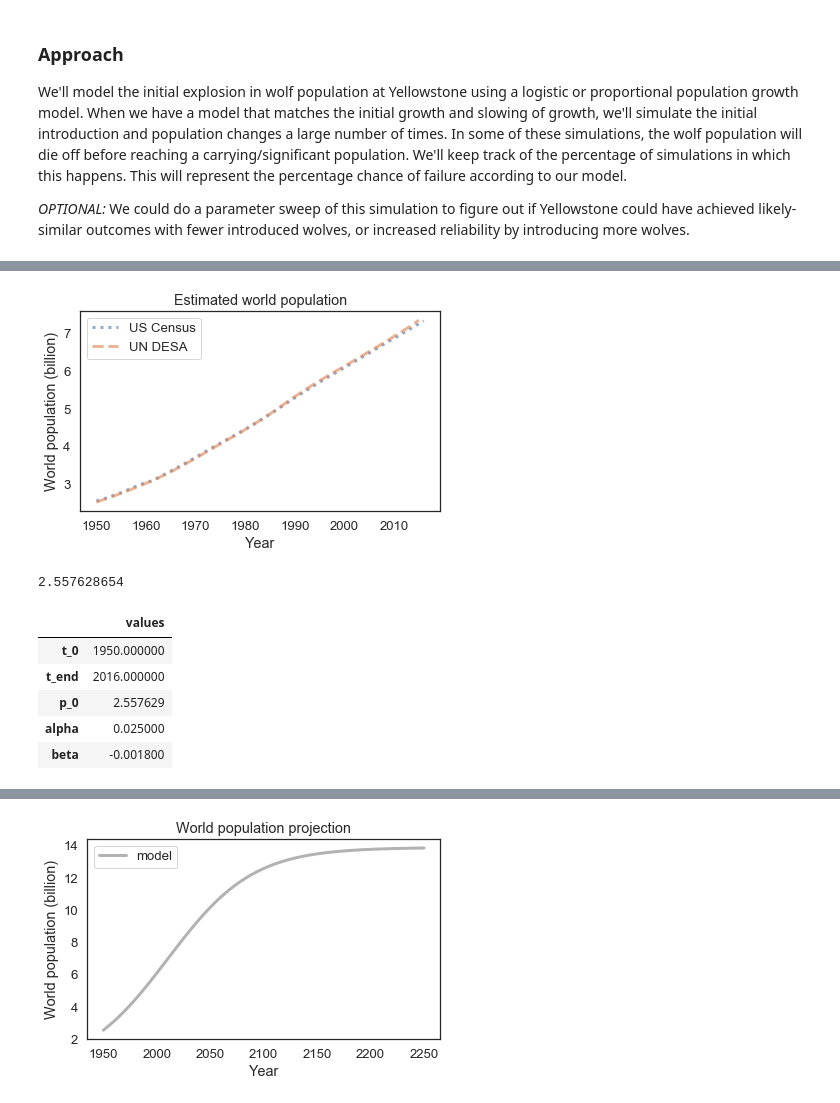
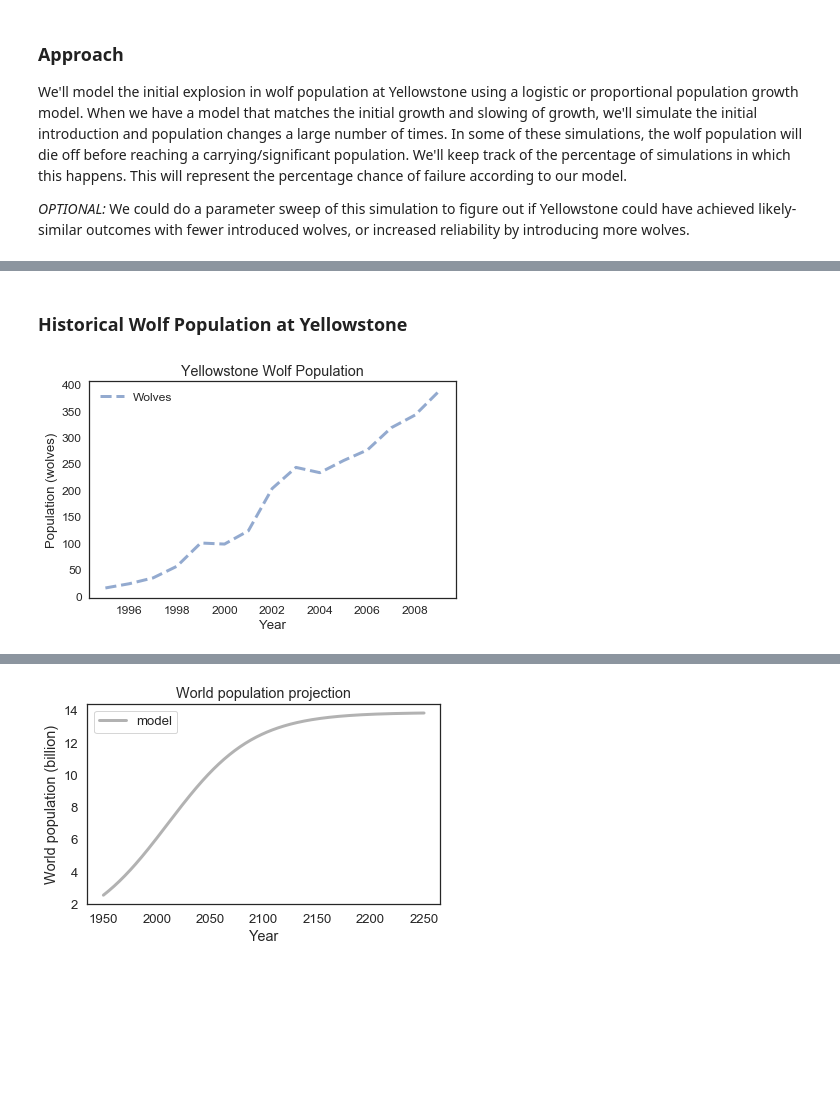
Before and after one commit to fung18870/ModSimPy, a Jupyter notebook: code/Project_1.ipynb, the cells around one changed output, grey strips where cells are left out. Drawn from its saved outputs; the diff is of its cells as text; code cells hidden in the pictures; blank space fills up the shorter version.

Commit message:
working comparison plot

```diff
--- a/code/Project_1.ipynb
+++ b/code/Project_1.ipynb
@@ -21,4 +21,5 @@ from modsim import *
 from pandas import read_html, read_csv
 # %%
 # imports wolf population data
-wolves = read_csv('data/wolves.csv', index_col=0)
+wolfData = read_csv('data/wolves.csv', index_col=0)
+wolves = wolfData.wolves;
@@ -67,33 +40,16 @@ table2.columns = ['census', 'prb', 'un', 'maddison',
-# %%
-un = table2.un / 1e9
-census = table2.census / 1e9
-plot(census, ':', label='US Census')
-plot(un, '--', label='UN DESA')
-
-decorate(xlabel='Year',
-             ylabel='World population (billion)',
-             title='Estimated world population')
-# %% [output]
-[figure, removed]
+# %% [markdown]
+### Historical Wolf Population at Yellowstone
+# %%
+plot(wolves, '--', label='Wolves')
+decorate(xlabel='Year',
+    ylabel='Population (wolves)',
+    title='Yellowstone Wolf Population')
+# %% [output]
+[figure, added]
 # %%
-t_0 = get_first_label(census)
-t_end = get_last_label(census)
-p_0 = get_first_value(census)
+t_0 = get_first_label(wolves)
+t_end = get_last_label(wolves)
+p_0 = get_first_value(wolves);
-# %% [output]
-2.557628654
-# %%
-system = System(t_0=t_0,
-                t_end=t_end,
-                p_0=p_0,
-                alpha=0.025,
-                beta=-0.0018)
-# %% [output]
-|  | values |
-| t_0 | 1950.000000 |
-| t_end | 2016.000000 |
-| p_0 | 2.557629 |
-| alpha | 0.025000 |
-| beta | -0.001800 |
 # %%
 def run_simulation(system, update_func):
     """Simulate the system using any update function.
```
Also changed, not shown: parts of 7 cells of this notebook.
